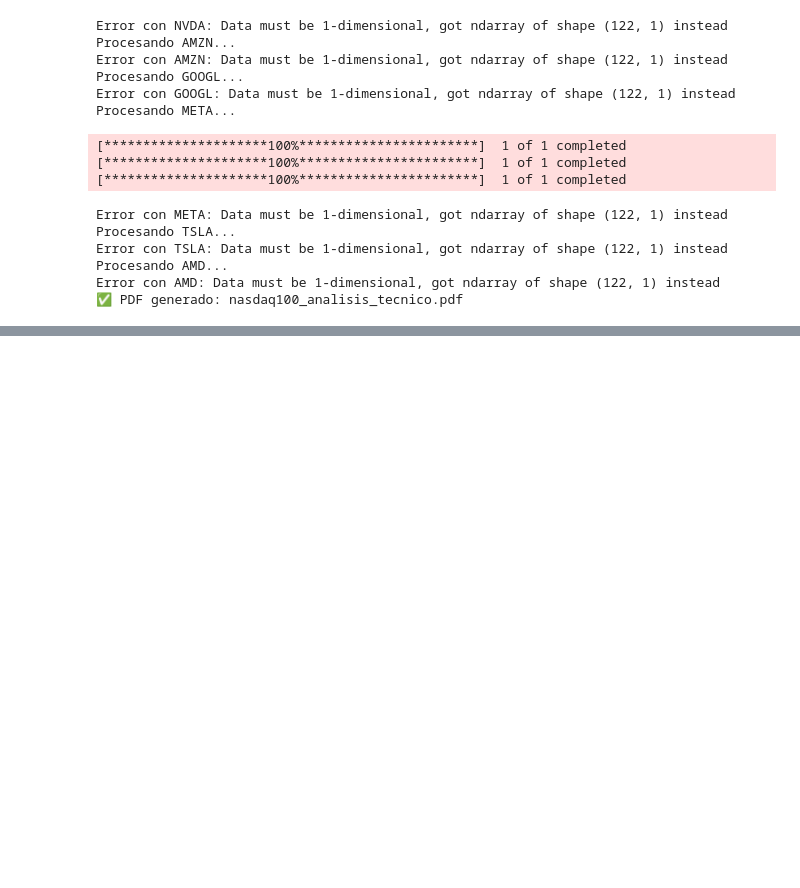
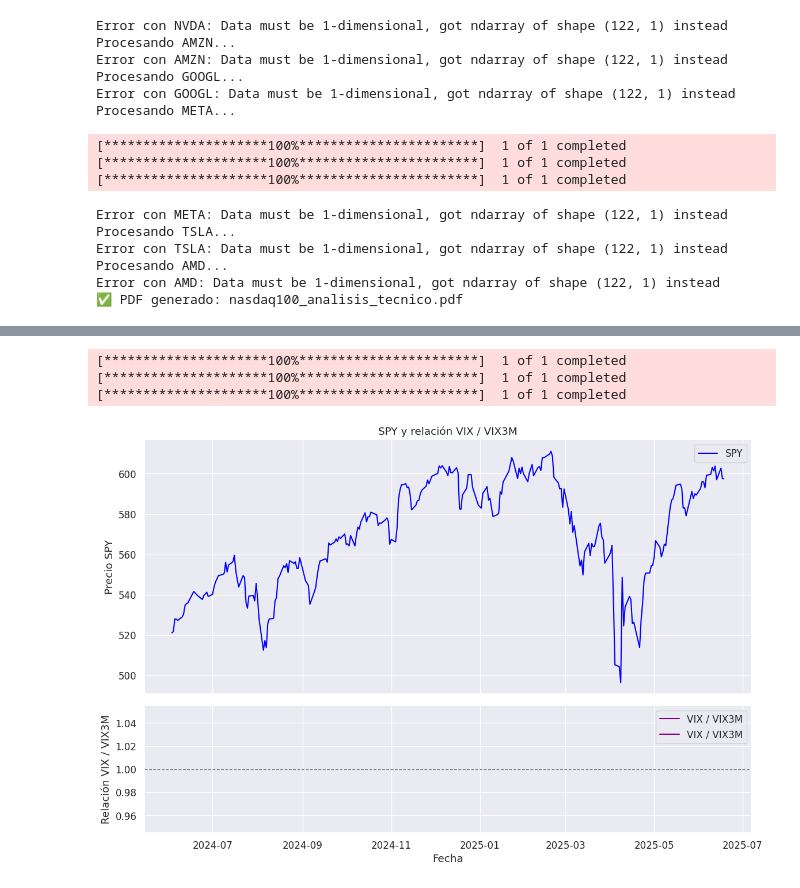
Before and after one commit to mrella/finance_colab, a Jupyter notebook: graficos_indice_en_pdf.ipynb, the cells around one changed output, grey strips where cells are left out. Saved outputs shown, nothing was run; the diff lists cells and outputs as text; code cells hidden in the pictures; blank space fills up the shorter version.

```diff
--- a/graficos_indice_en_pdf.ipynb
+++ b/graficos_indice_en_pdf.ipynb
@@ -354,0 +413,50 @@ Error con AMD: Data must be 1-dimensional, got ndarray of shape (122, 1) instead
+# %%
+import yfinance as yf
+import pandas as pd
+import matplotlib.pyplot as plt
+
+def plot_spy_and_vix_ratio(start="2024-01-01", end="2025-01-01"):
+    # Descargar datos
+    spy = yf.download("SPY", start=start, end=end)
+    vix = yf.download("^VIX", start=start, end=end)
+    vix3m = yf.download("^VIX3M", start=start, end=end)
+
+    # Asegurar fechas comunes
+    common_dates = spy.index.intersection(vix.index).intersection(vix3m.index)
+    spy = spy.loc[common_dates]
+    vix = vix.loc[common_dates]
+    vix3m = vix3m.loc[common_dates]
+
+    # Calcular la relación VIX / VIX3M
+
+    vix_ratio = vix["Close"] / vix3m["Close"]
+
+
+    # Crear figura con subplots
+    fig, (ax1, ax2) = plt.subplots(2, 1, figsize=(12, 8), sharex=True, gridspec_kw={"height_ratios": [2, 1]})
+
+    # Gráfico del SPY
+    ax1.plot(spy.index, spy["Close"], label="SPY", color="blue")
+    ax1.set_title("SPY y relación VIX / VIX3M")
+    ax1.set_ylabel("Precio SPY")
+    ax1.grid(True)
+    ax1.legend()
+
+    # Gráfico del ratio VIX/VIX3M
+    ax2.plot(vix_ratio.index, vix_ratio, label="VIX / VIX3M", color="purple")
+    ax2.axhline(1, color="gray", linestyle="--", linewidth=1)
+    ax2.set_ylabel("Relación VIX / VIX3M")
+    ax2.set_xlabel("Fecha")
+    ax2.grid(True)
+    ax2.legend()
+
+    plt.tight_layout()
+    plt.show()
+
+# Ejecutar
+plot_spy_and_vix_ratio("2024-06-01", "2025-06-20")
+# %% [output]
+[*********************100%***********************]  1 of 1 completed
+[*********************100%***********************]  1 of 1 completed
+[*********************100%***********************]  1 of 1 completed
+[figure, added]
```
Also changed, not shown: parts of 4 cells of this notebook.
